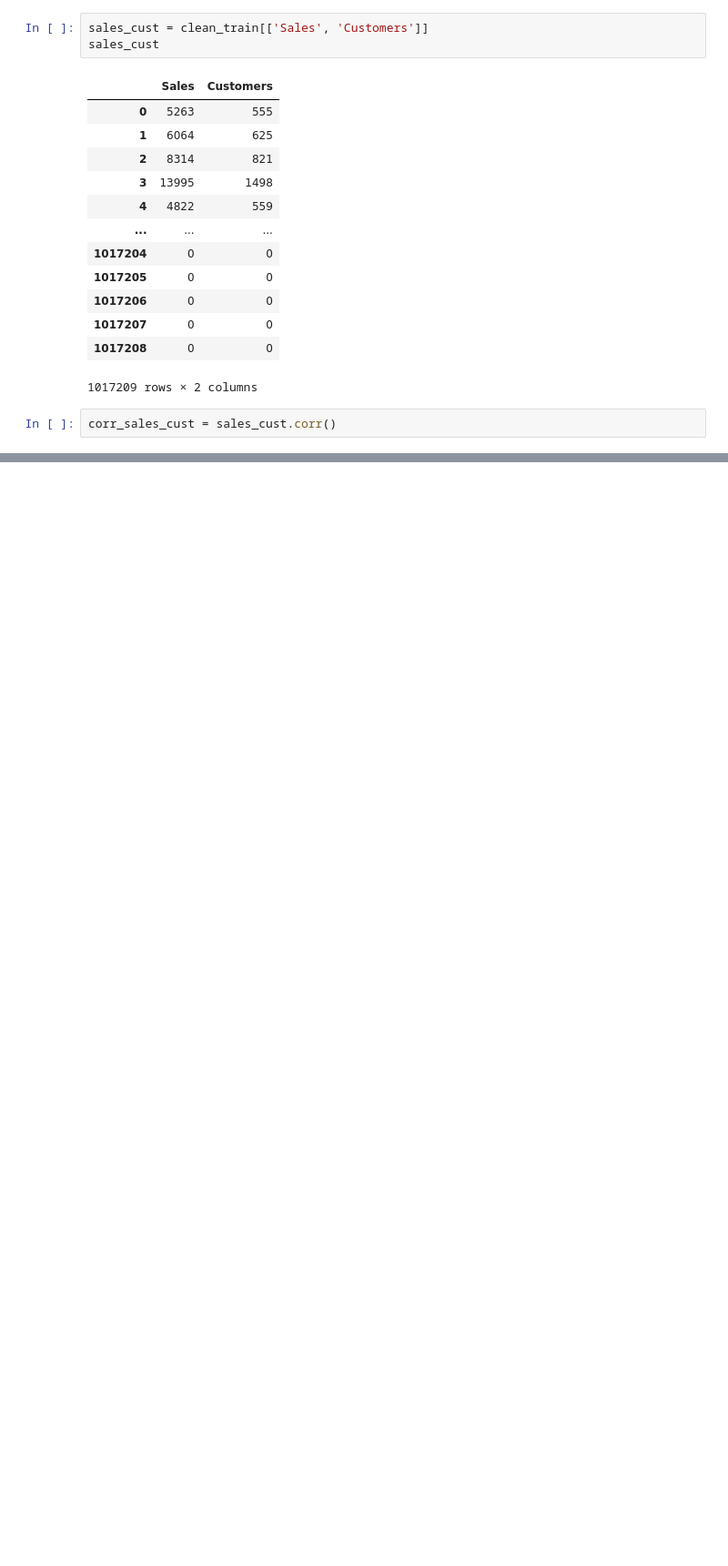
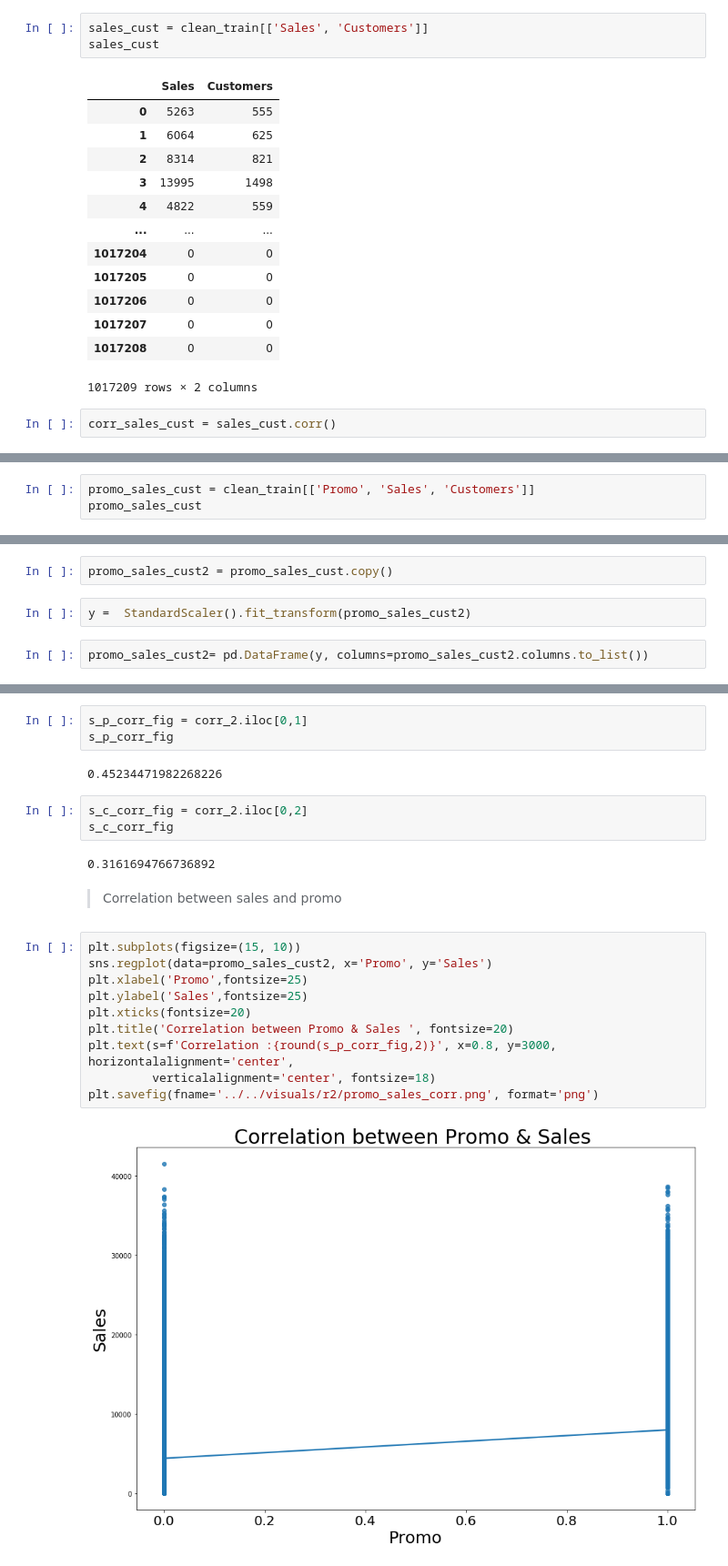
Before and after one commit to Patrick5455/Pharma-ML, a Jupyter notebook: analysis/interactive/Data Exploration.ipynb, the cells around one changed output, grey strips where cells are left out. Shown at 91% size. Saved outputs shown, nothing was run; the diff lists cells and outputs as text; blank space fills up the shorter version.

```diff
--- a/analysis/interactive/Data Exploration.ipynb
+++ b/analysis/interactive/Data Exploration.ipynb
@@ -678,0 +687,3 @@ plt.savefig(fname='../../visuals/r2/sales_cust_corr.png', format='png')
+# %%
+promo_sales_cust = clean_train[['Promo', 'Sales', 'Customers']]
+promo_sales_cust
@@ -678,0 +706,6 @@ plt.savefig(fname='../../visuals/r2/sales_cust_corr.png', format='png')
+# %%
+promo_sales_cust2 = promo_sales_cust.copy()
+# %%
+y =  StandardScaler().fit_transform(promo_sales_cust2)
+# %%
+promo_sales_cust2= pd.DataFrame(y, columns=promo_sales_cust2.columns.to_list())
@@ -678,0 +737,24 @@ plt.savefig(fname='../../visuals/r2/sales_cust_corr.png', format='png')
+# %%
+s_p_corr_fig = corr_2.iloc[0,1]
+s_p_corr_fig
+# %% [output]
+0.45234471982268226
+# %%
+s_c_corr_fig = corr_2.iloc[0,2]
+s_c_corr_fig
+# %% [output]
+0.3161694766736892
+# %% [markdown]
+> Correlation between sales and promo
+# %%
+plt.subplots(figsize=(15, 10))
+sns.regplot(data=promo_sales_cust2, x='Promo', y='Sales')
+plt.xlabel('Promo',fontsize=25)
+plt.ylabel('Sales',fontsize=25)
+plt.xticks(fontsize=20)
+plt.title('Correlation between Promo & Sales ', fontsize=20)
+plt.text(s=f'Correlation :{round(s_p_corr_fig,2)}', x=0.8, y=3000, horizontalalignment='center',
+         verticalalignment='center', fontsize=18)
+plt.savefig(fname='../../visuals/r2/promo_sales_corr.png', format='png')
+# %% [output]
+[figure, added]
```
Also changed, not shown: parts of 13 cells of this notebook, 4 other files.
